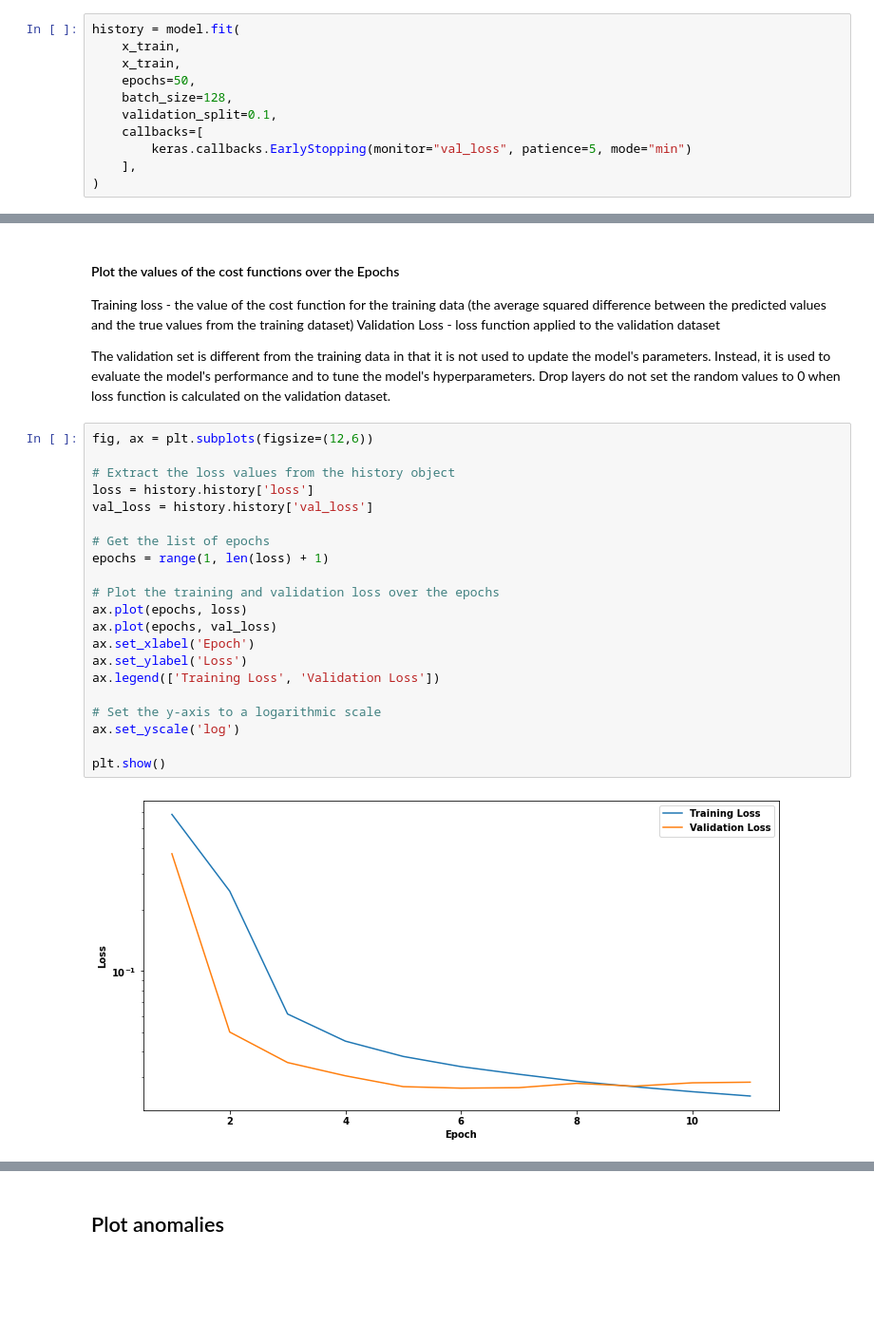
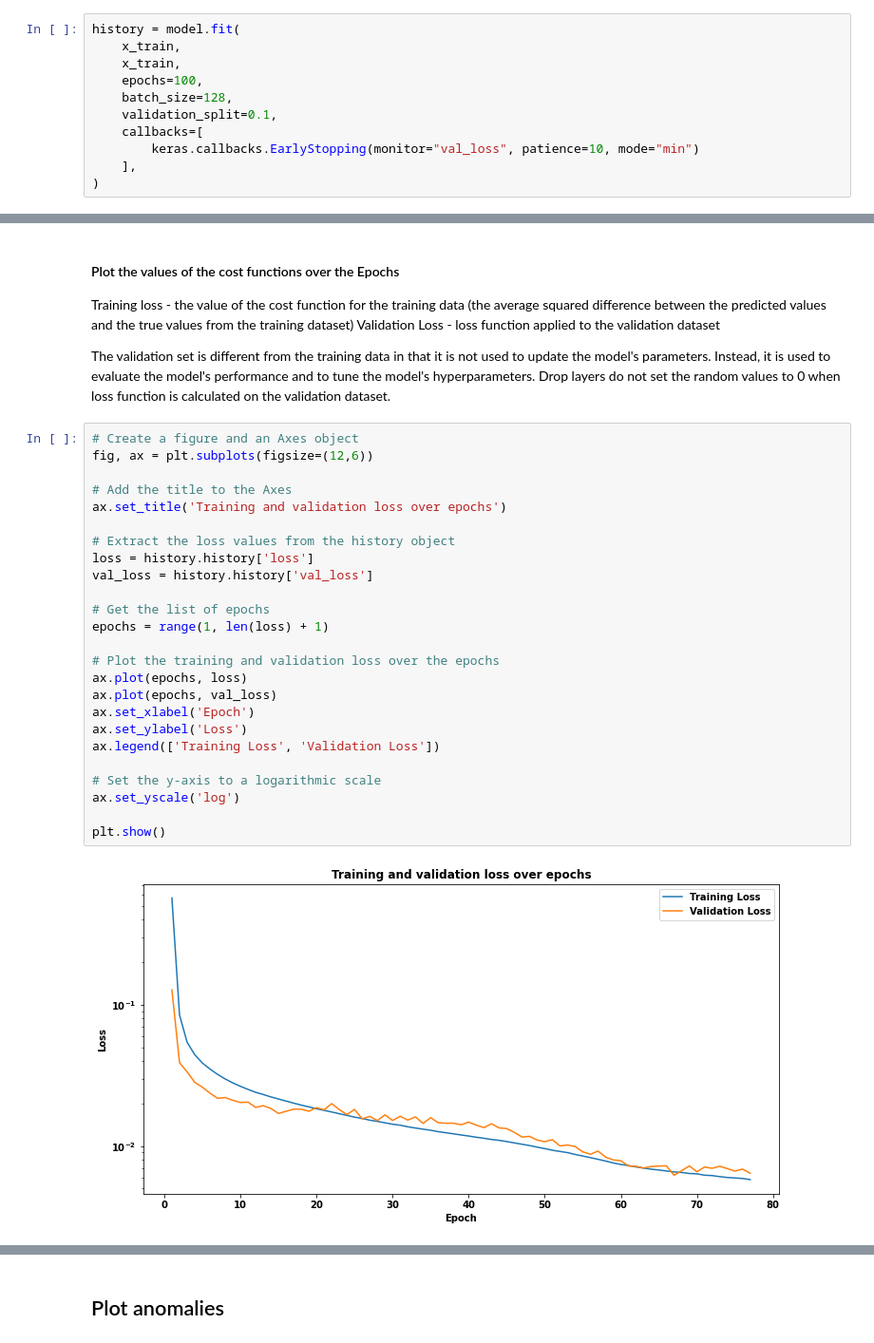
Before and after one commit to przemekbil/ML_and_stats, a Jupyter notebook: Assessments/Topic 5 - Time Series anomaly detection example.ipynb, the cells around one changed output, grey strips where cells are left out. Shown: that part at 95% size. Saved outputs shown, nothing was run; the diff lists cells and outputs as text; blank space fills up the shorter version.

```diff
--- a/Assessments/Topic 5 - Time Series anomaly detection example.ipynb
+++ b/Assessments/Topic 5 - Time Series anomaly detection example.ipynb
@@ -527,11 +540,11 @@ In the cell below, the fit method of the model object is being called to train t
 history = model.fit(
     x_train,
     x_train,
-    epochs=50,
+    epochs=100,
     batch_size=128,
     validation_split=0.1,
     callbacks=[
-        keras.callbacks.EarlyStopping(monitor="val_loss", patience=5, mode="min")
+        keras.callbacks.EarlyStopping(monitor="val_loss", patience=10, mode="min")
     ],
 )
 # %% [output]
@@ -560,27 +573,31 @@ Validation Loss - loss function applied to the validation dataset
 
 The validation set is different from the training data in that it is not used to update the model's parameters. Instead, it is used to evaluate the model's performance and to tune the model's hyperparameters. Drop layers do not set the random values to 0 when loss function is calculated on the validation dataset.
 # %%
+# Create a figure and an Axes object
 fig, ax = plt.subplots(figsize=(12,6))
+
+# Add the title to the Axes
+ax.set_title('Training and validation loss over epochs')
 
 # Extract the loss values from the history object
 loss = history.history['loss']
 val_loss = history.history['val_loss']
 
 # Get the list of epochs
 epochs = range(1, len(loss) + 1)
 
 # Plot the training and validation loss over the epochs
 ax.plot(epochs, loss)
 ax.plot(epochs, val_loss)
 ax.set_xlabel('Epoch')
 ax.set_ylabel('Loss')
 ax.legend(['Training Loss', 'Validation Loss'])
 
 # Set the y-axis to a logarithmic scale
 ax.set_yscale('log')
 
 plt.show()
 # %% [output]
-[figure, old version]
+[figure, new version]
 # %% [markdown]
 ## Detecting anomalies
```
Also changed, not shown: parts of 24 cells of this notebook.
